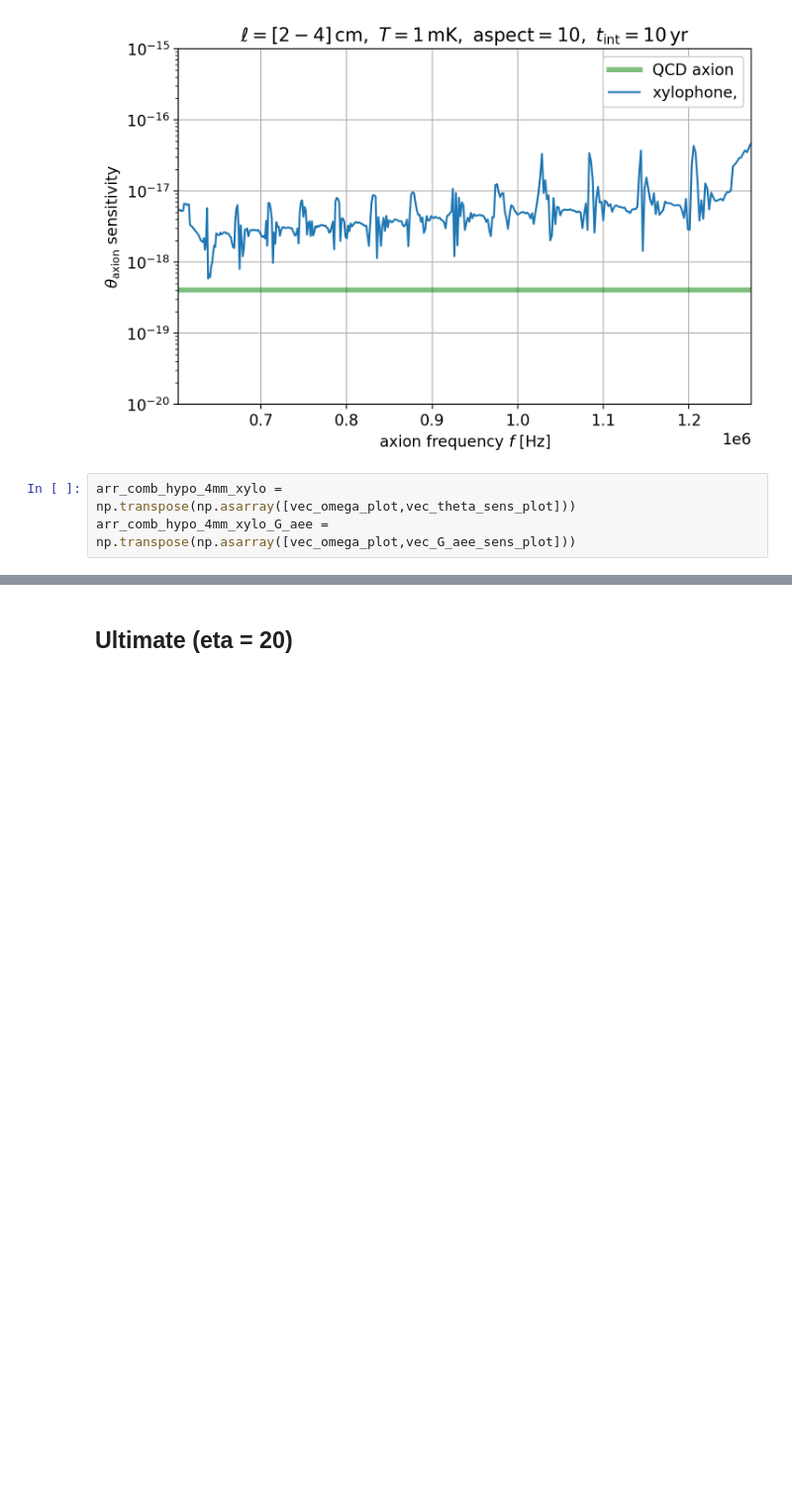
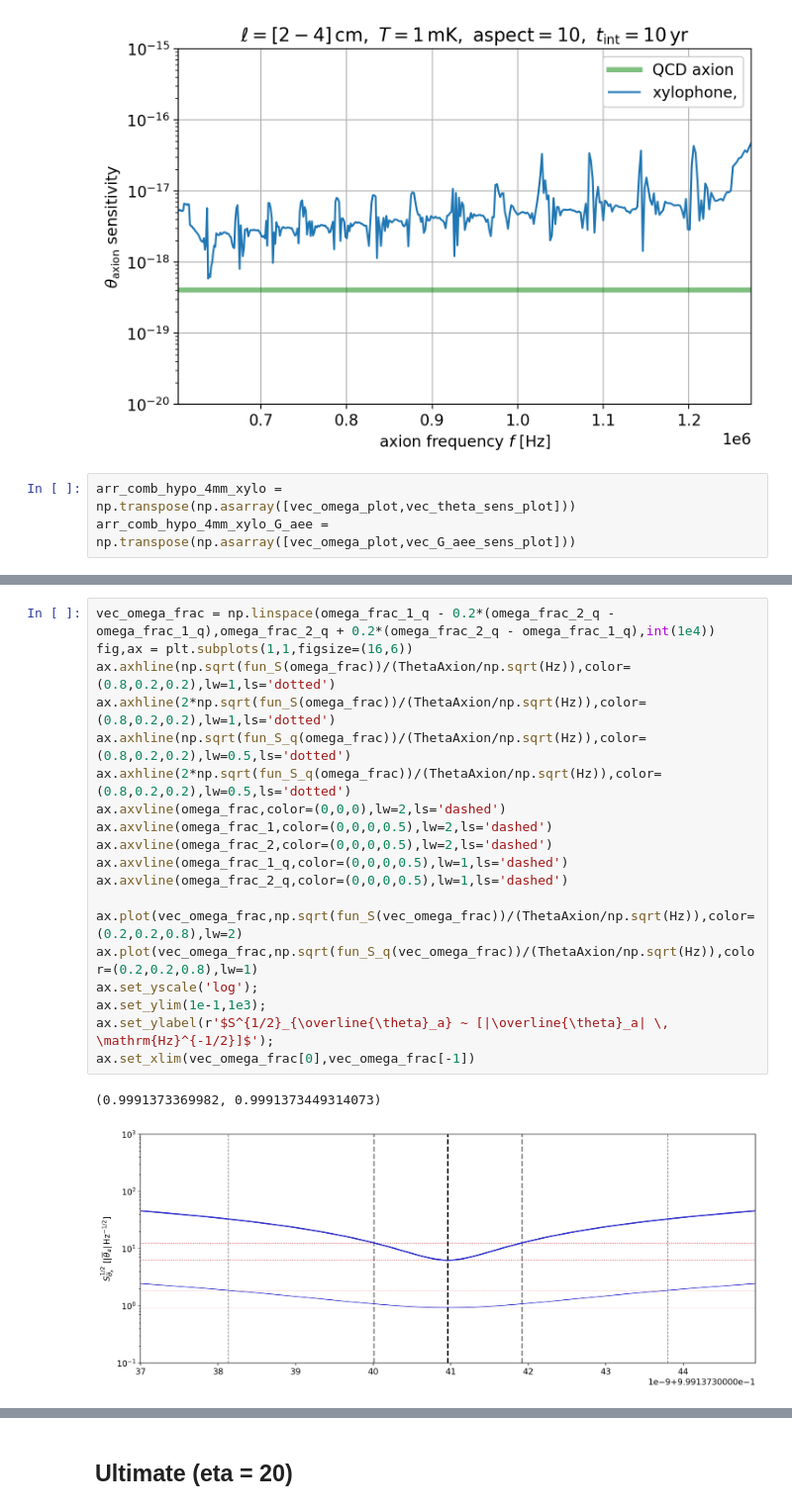
Before and after one commit to kenvantilburg/piezoaxionic-effect, a Jupyter notebook: code/sensitivity_eta20.ipynb, the cells around one changed output, grey strips where cells are left out. Shown at 99% size. Drawn from its saved outputs; the diff is of its cells as text; blank space fills up the shorter version.

```diff
--- a/code/sensitivity_eta20.ipynb
+++ b/code/sensitivity_eta20.ipynb
@@ -315,0 +364,22 @@ arr_comb_hypo_4mm_xylo_G_aee = np.transpose(np.asarray([vec_omega_plot,vec_G_aee
+# %%
+vec_omega_frac = np.linspace(omega_frac_1_q - 0.2*(omega_frac_2_q - omega_frac_1_q),omega_frac_2_q + 0.2*(omega_frac_2_q - omega_frac_1_q),int(1e4))
+fig,ax = plt.subplots(1,1,figsize=(16,6))
+ax.axhline(np.sqrt(fun_S(omega_frac))/(ThetaAxion/np.sqrt(Hz)),color=(0.8,0.2,0.2),lw=1,ls='dotted')
+ax.axhline(2*np.sqrt(fun_S(omega_frac))/(ThetaAxion/np.sqrt(Hz)),color=(0.8,0.2,0.2),lw=1,ls='dotted')
+ax.axhline(np.sqrt(fun_S_q(omega_frac))/(ThetaAxion/np.sqrt(Hz)),color=(0.8,0.2,0.2),lw=0.5,ls='dotted')
+ax.axhline(2*np.sqrt(fun_S_q(omega_frac))/(ThetaAxion/np.sqrt(Hz)),color=(0.8,0.2,0.2),lw=0.5,ls='dotted')
+ax.axvline(omega_frac,color=(0,0,0),lw=2,ls='dashed')
+ax.axvline(omega_frac_1,color=(0,0,0,0.5),lw=2,ls='dashed')
+ax.axvline(omega_frac_2,color=(0,0,0,0.5),lw=2,ls='dashed')
+ax.axvline(omega_frac_1_q,color=(0,0,0,0.5),lw=1,ls='dashed')
+ax.axvline(omega_frac_2_q,color=(0,0,0,0.5),lw=1,ls='dashed')
+
+ax.plot(vec_omega_frac,np.sqrt(fun_S(vec_omega_frac))/(ThetaAxion/np.sqrt(Hz)),color=(0.2,0.2,0.8),lw=2)
+ax.plot(vec_omega_frac,np.sqrt(fun_S_q(vec_omega_frac))/(ThetaAxion/np.sqrt(Hz)),color=(0.2,0.2,0.8),lw=1)
+ax.set_yscale('log');
+ax.set_ylim(1e-1,1e3);
+ax.set_ylabel(r'$S^{1/2}_{\overline{\theta}_a} ~ [|\overline{\theta}_a| \, \mathrm{Hz}^{-1/2}]$');
+ax.set_xlim(vec_omega_frac[0],vec_omega_frac[-1])
+# %% [output]
+(0.9991373369982, 0.9991373449314073)
+[figure, added]
```
Also changed, not shown: parts of 11 cells of this notebook, 7 other files.
